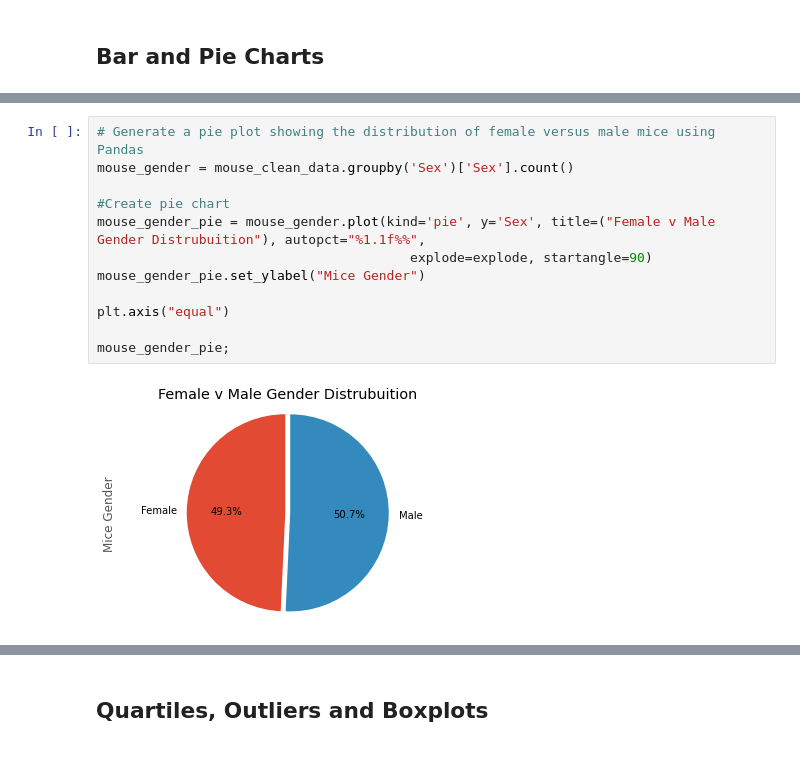
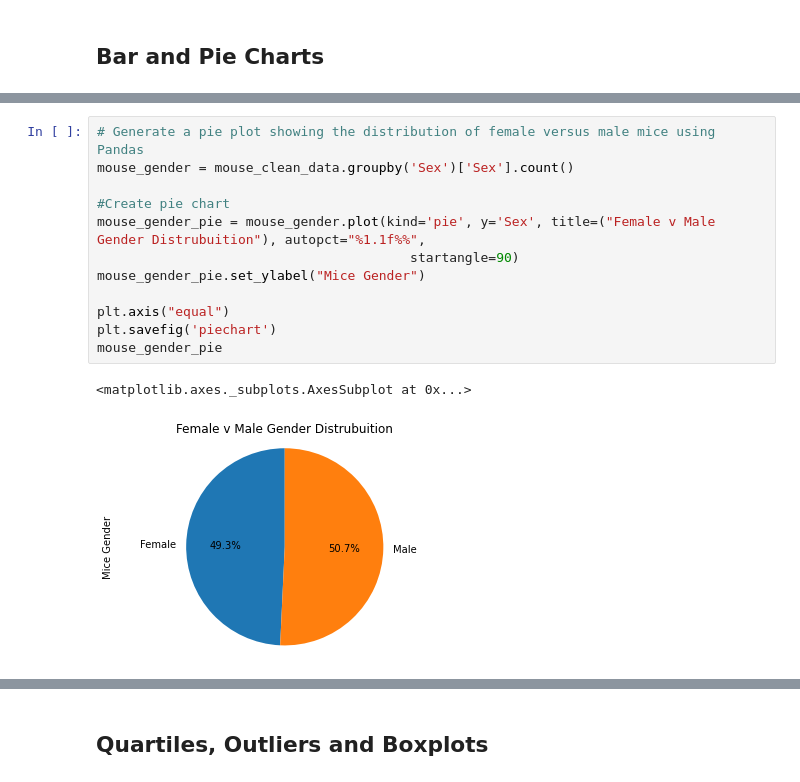
Before and after one commit to TroyFoote/Pymaceuticals_Data_Visualisation, a Jupyter notebook: Main.ipynb, the cells around one changed output, grey strips where cells are left out. Cells and saved outputs as stored; diff of their text form.

Commit message:
completed files and images

```diff
--- a/Main.ipynb
+++ b/Main.ipynb
@@ -244,17 +241,18 @@ plt.title('Total mice given each Drug Regimen');
 # %%
 # Generate a pie plot showing the distribution of female versus male mice using Pandas
 mouse_gender = mouse_clean_data.groupby('Sex')['Sex'].count()
 
 #Create pie chart
 mouse_gender_pie = mouse_gender.plot(kind='pie', y='Sex', title=("Female v Male Gender Distrubuition"), autopct="%1.1f%%",
-                                        explode=explode, startangle=90)
+                                        startangle=90)
 mouse_gender_pie.set_ylabel("Mice Gender")
 
 plt.axis("equal")
-
-mouse_gender_pie;
+plt.savefig('piechart')
+mouse_gender_pie
 # %% [output]
+<matplotlib.axes._subplots.AxesSubplot at 0x...>
-[figure, old version]
+[figure, new version]
 # %%
 # Generate a pie plot showing the distribution of female versus male mice using pyplot
 mouse_gender = mouse_clean_data.groupby('Sex')['Sex'].count()
```
Also changed, not shown: parts of 17 cells of this notebook, 9 other files.
